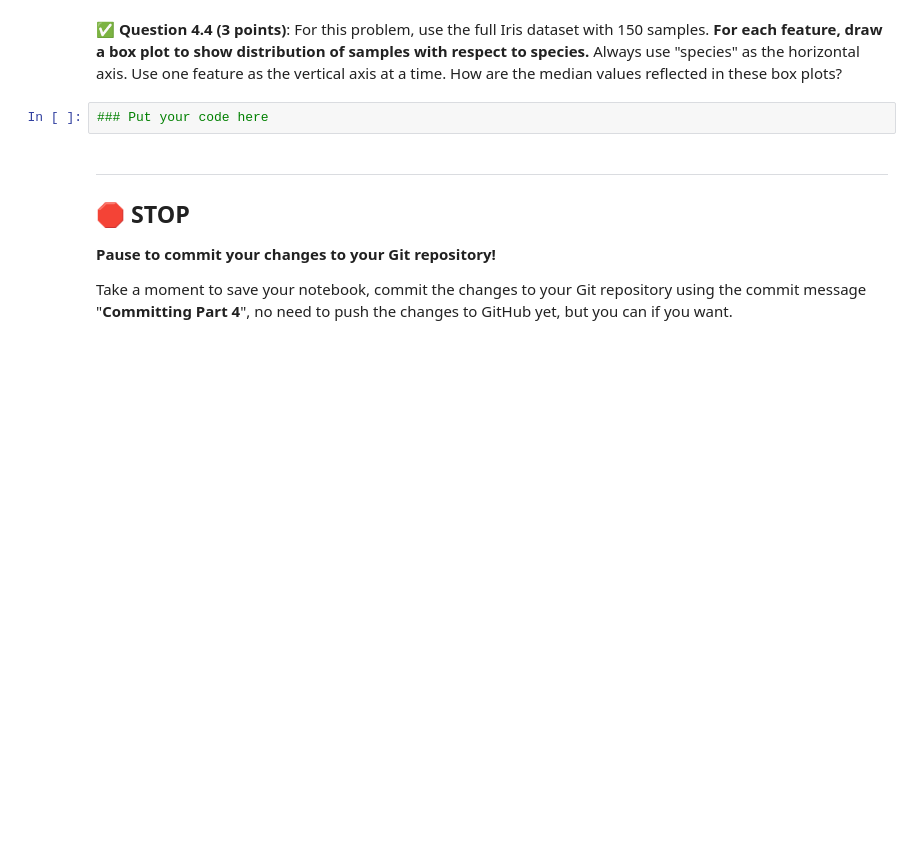
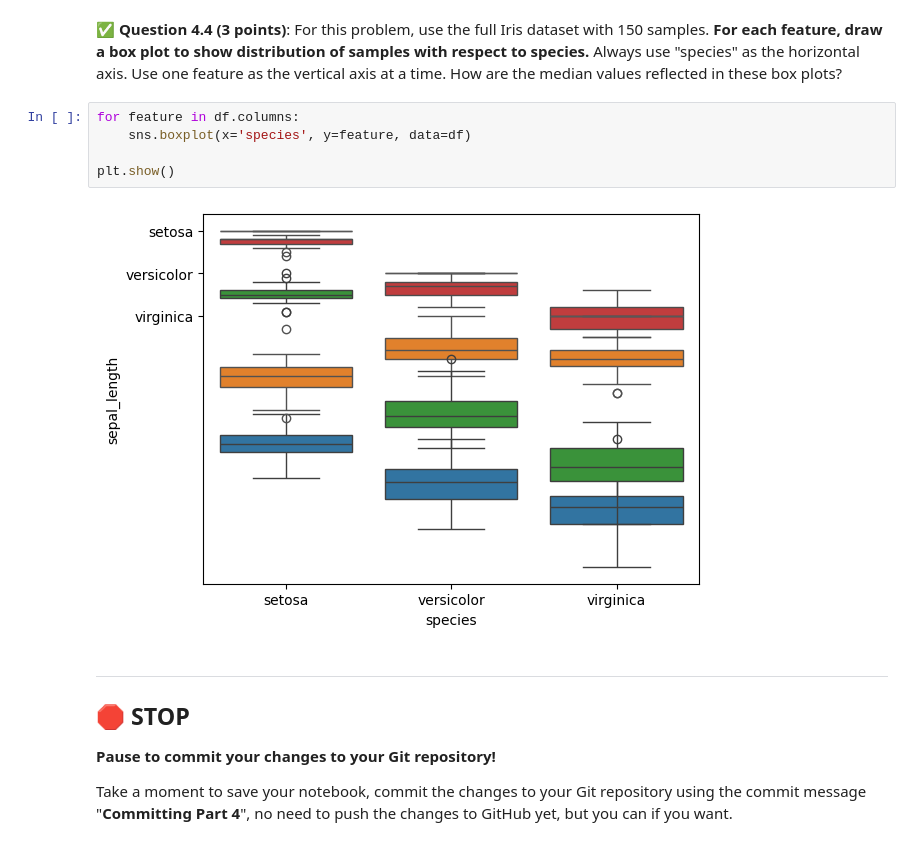
Before and after one commit to aaronng03/CMSE202-s24-turnin, a Jupyter notebook: hw-01/HW-01.ipynb, the cells around one changed output. Drawn from its saved outputs; the diff is of its cells as text; blank space fills up the shorter version.

```diff
--- a/hw-01/HW-01.ipynb
+++ b/hw-01/HW-01.ipynb
@@ -419,7 +453,12 @@ If you do already have it installed, what command did you use to install it?
 # %% [markdown]
 &#9989; **Question 4.4 (3 points)**: For this problem, use the full Iris dataset with 150 samples. **For each feature, draw a box plot to show distribution of samples with respect to species.** Always use "species" as the horizontal axis. Use one feature as the vertical axis at a time. How are the median values reflected in these box plots?
-# %%
-### Put your code here
+# %%
+for feature in df.columns:
+    sns.boxplot(x='species', y=feature, data=df)
+
+plt.show()
+# %% [output]
+[figure, added]
 # %% [markdown]
 ---
 ## &#128721; STOP
```
Also changed, not shown: parts of 7 cells of this notebook.
